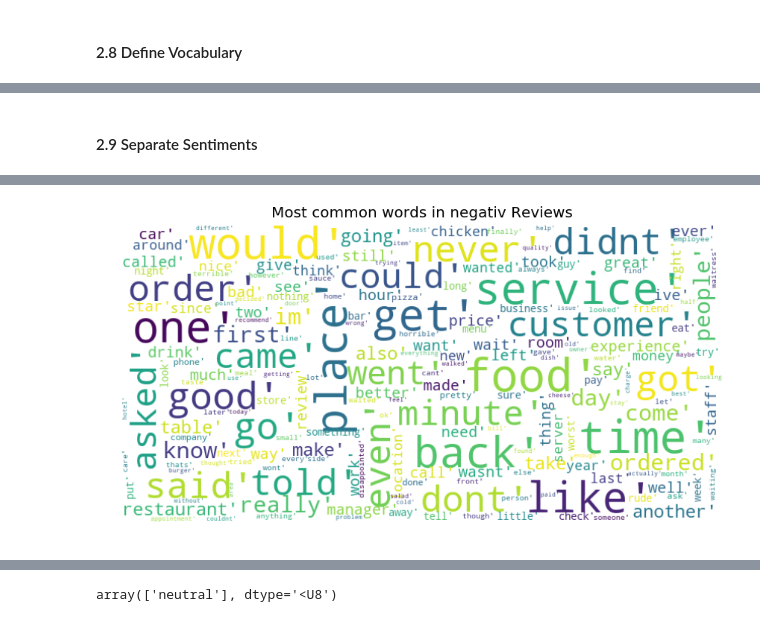
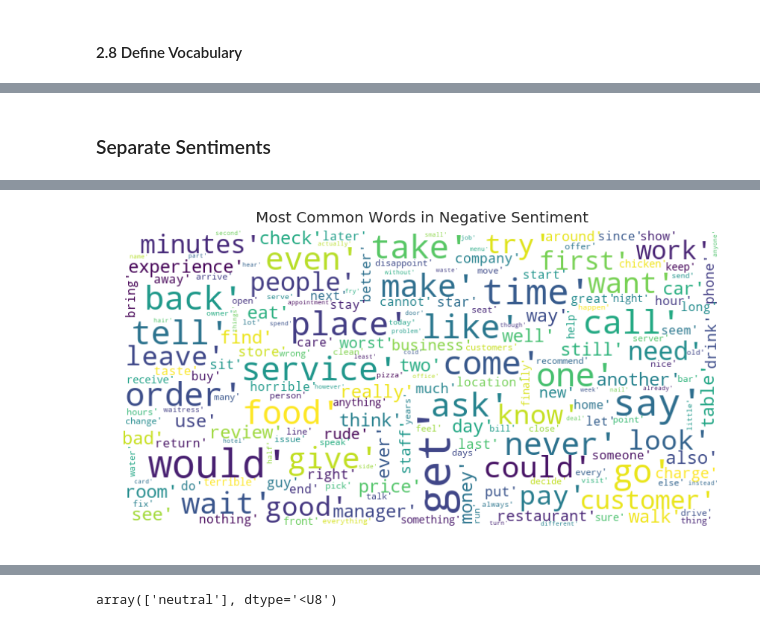
Before and after one commit to glingden/NLP-Sentiment-Analysis, a Jupyter notebook: sentiment_analysis.ipynb, the cells around one changed output, grey strips where cells are left out. Drawn from its saved outputs; the diff is of its cells as text; code cells hidden in the pictures.

```diff
--- a/sentiment_analysis.ipynb
+++ b/sentiment_analysis.ipynb
@@ -183,7 +169,7 @@ Name: sentiment, dtype: int64
 # %% [markdown]
 #### 2.8 Define Vocabulary
 # %%
-#define vocabulary
+##define vocabulary
 vocab = Counter()
-for text in df_rat_tex.loc[:, 'text']:
+for text in df.loc[:, 'text']:
     vocab.update(text.split())
@@ -218,13 +205,13 @@ generate_wordcloud(tokens, 'Most common words in whole Reviews')
 # %% [markdown]
-#### 2.9 Separate Sentiments
+### Separate Sentiments
 # %%
-# separate sentiment and  show in word cloud
-negative_sentiment = ' '.join( review for review in df_rat_tex.loc[df_rat_tex['sentiment'] == 'negative']['text'])
-postive_sentiment = ' '.join( review for review in df_rat_tex.loc[df_rat_tex['sentiment'] == 'positive']['text'])
-neutral_sentiment = ' '.join( review for review in df_rat_tex.loc[df_rat_tex['sentiment'] == 'neutral']['text'])
+## separate sentiment and  show in word cloud
+negative_sentiment = ' '.join( review for review in df.loc[df['sentiment'] == 'negative']['clean_text'])
+postive_sentiment = ' '.join( review for review in df.loc[df['sentiment'] == 'positive']['clean_text'])
+neutral_sentiment = ' '.join( review for review in df.loc[df['sentiment'] == 'neutral']['clean_text'])
 # %%
-#show negative Reviews in word cloud
+##show negative Reviews in word cloud
 %time
 ng_token = [ word for word in negative_sentiment.split()]
-generate_wordcloud(ng_token, 'Most common words in negativ Reviews')
+generate_wordcloud(ng_token, 'Most Common Words in Negative Sentiment')
 # %% [output]
@@ -233,2 +220,2 @@ Wall time: 36 µs
-[figure, old version]
+[figure, new version]
 # %%
```
Also changed, not shown: parts of 31 cells of this notebook.
